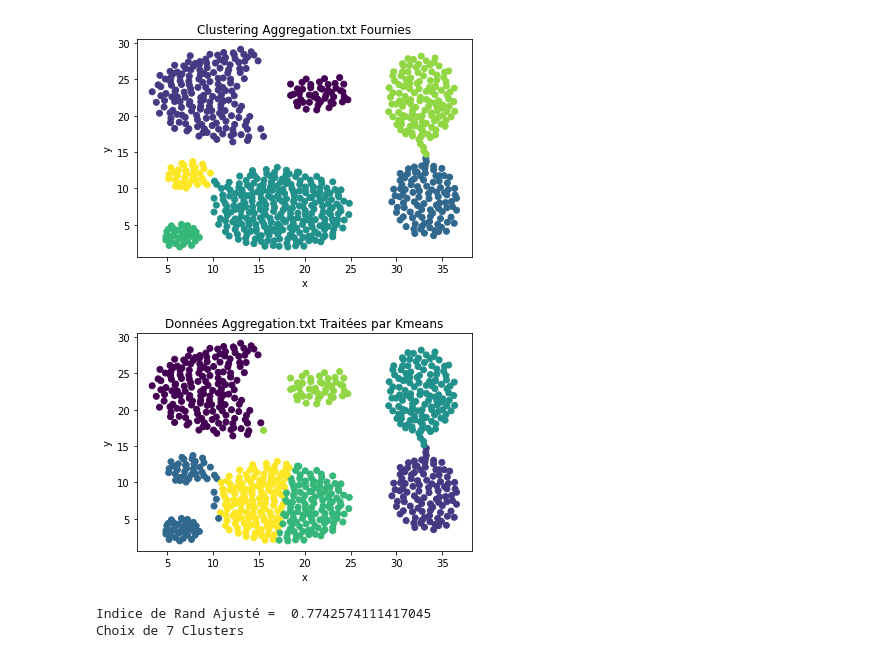
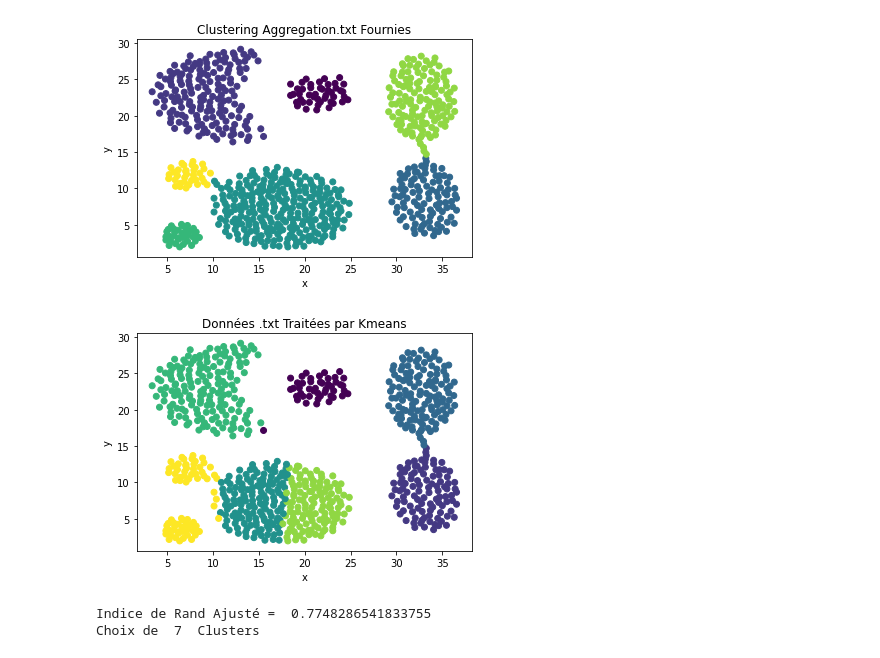
Before and after one commit to EvanEpivent5/odata, a Jupyter notebook: scripts/kmeans.ipynb, the cells around one changed output. Saved outputs shown, nothing was run; the diff lists cells and outputs as text; code cells hidden in the pictures.

```diff
--- a/scripts/kmeans.ipynb
+++ b/scripts/kmeans.ipynb
@@ -105,29 +91,10 @@ plt.show()
 # %% [output]
 [figure]
-# %%
-data=pd.read_csv('../src/Aggregation_out.txt')
-
-def kmeans(data,nbclusters):
-    kmeans=KMeans(n_clusters=nbclusters,init="k-means++", n_init=7)
-    kmeans.fit(data)
-    kmeans.predict(data)
-    reskmeans=kmeans.transform(data)
-    return(kmeans.cluster_centers_,kmeans.labels_,reskmeans)
-
-labelskmeansaggregation=kmeans(data,7)[1]
-x=data.iloc[:,0]
-y=data.iloc[:,1]
-plt.xlabel("x")
-plt.ylabel("y")
-plt.title("Données Aggregation.txt Traitées par Kmeans")
-plt.scatter(x,y,c=labelskmeansaggregation)
-plt.show()
-
-#Comparaison avec les données :
-rand = sklearn.metrics.adjusted_rand_score(labelsaggregation,labelskmeansaggregation)
-print("Indice de Rand Ajusté = ",rand)
-print("Choix de 7 Clusters")
-# %% [output]
-[figure, removed]
-Indice de Rand Ajusté =  0.7742574111417045
-Choix de 7 Clusters
+# %%
+#Données Aggregation traitées par Kmeans
+data=pd.read_csv('../src/Aggregation_out.txt')
+kmeans(data,7,"k-means++",7)
+# %% [output]
+[figure, added]
+Indice de Rand Ajusté =  0.7748286541833755
+Choix de  7  Clusters
```
Also changed, not shown: parts of 6 cells of this notebook, 1 other file.
